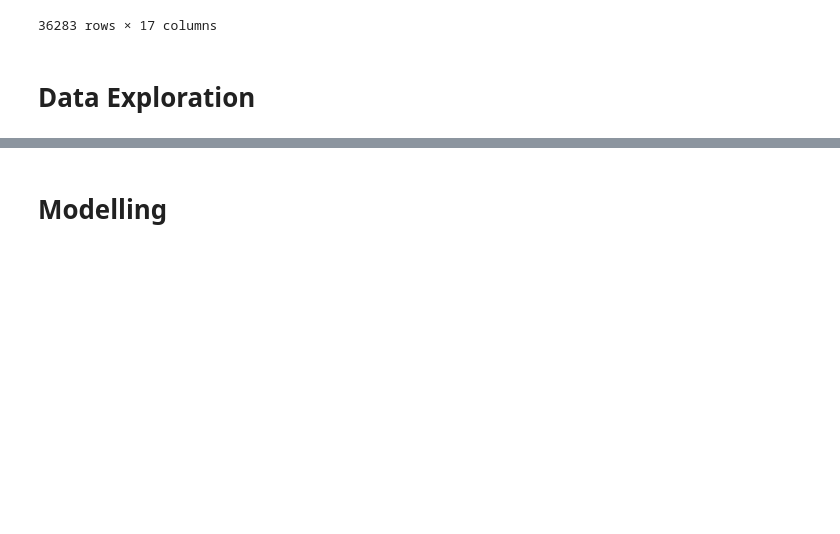
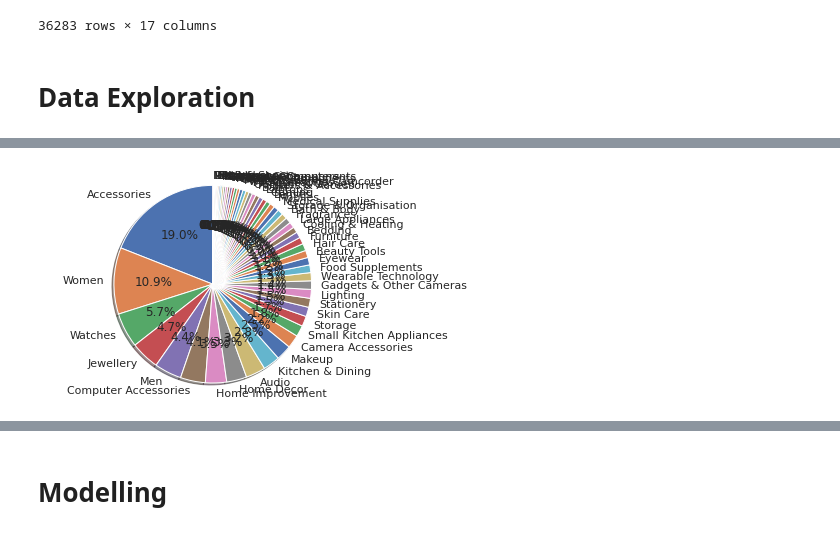
Before and after one commit to Rubix982/Product-Quality-Classification, a Jupyter notebook: model.ipynb, the cells around one changed output, grey strips where cells are left out. Cells and saved outputs as stored; diff of their text form; code cells hidden in the pictures; blank space fills up the shorter version.

```diff
--- a/model.ipynb
+++ b/model.ipynb
@@ -355,0 +541,20 @@ Index(['country', 'sku_id', 'title', 'category_lvl_1', 'category_lvl_2',
+# %%
+category_index = training_data['category_lvl_2'].value_counts().reset_index()
+
+fig, ax = plt.subplots()
+
+labels = []
+count_for_labels = []
+
+for i in range(0, len(category_index)):
+    labels.append(category_index.iloc[i][0])
+    count_for_labels.append(category_index.iloc[i][1])
+
+ax.pie(count_for_labels, labels=labels, autopct='%1.1f%%',
+        shadow=True, startangle=90)
+
+ax.axis('equal')  # Equal aspect ratio ensures that pie is drawn as a circle.
+
+plt.show()
+# %% [output]
+[figure, added]
```
Also changed, not shown: parts of 35 cells of this notebook.
